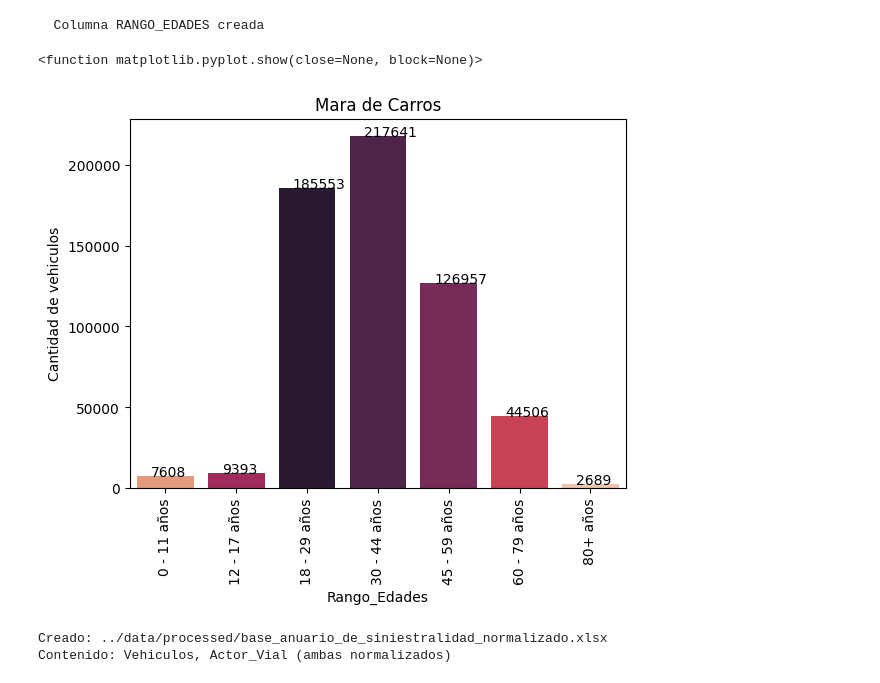
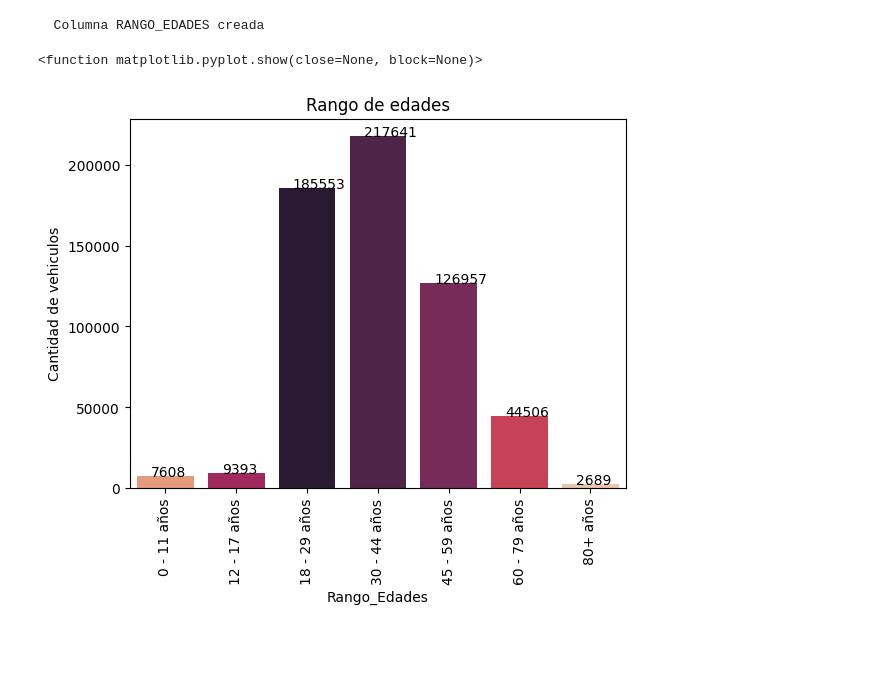
Before and after one commit to ElfenCamii/traffic-accidents-bogota_project_bootcamp, a Jupyter notebook: notebooks/04_normalizacion_unificacion_datos.ipynb, the cells around one changed output. Saved outputs shown, nothing was run; the diff lists cells and outputs as text; code cells hidden in the pictures; blank space fills up the shorter version.

```diff
--- a/notebooks/04_normalizacion_unificacion_datos.ipynb
+++ b/notebooks/04_normalizacion_unificacion_datos.ipynb
@@ -436,29 +436,26 @@ print("  Columna RANGO_EDADES creada")
 # %%
 orden = ['0 - 11 años', '12 - 17 años', '18 - 29 años', '30 - 44 años', '45 - 59 años','60 - 79 años','80+ años']
 plt.Figure(figsize=(10,5))
 ax = sns.countplot(x='Rango_Edades', data=df_actor_vial_limpio, hue='Rango_Edades', palette='rocket', order=orden)
-plt.title('Mara de Carros')
+plt.title('Rango de edades')
 plt.ylabel('Cantidad de vehiculos')
 plt.xticks(rotation=90)
 for p in ax.patches:
     ax.annotate(int(p.get_height()), (p.get_x() + (p.get_width()/4), p.get_height()+2))
 plt.show
 # %% [output]
 <function matplotlib.pyplot.show(close=None, block=None)>
-[figure, old version]
+[figure, new version]
 # %%
-# ##
-# Crear nuevo documento SOLO con las 2 hojas normalizadas
-# ##
+# # ##
+# # Crear nuevo documento SOLO con las 2 hojas normalizadas
+# # ##
 
-ruta_nuevo_excel = "../data/processed/base_anuario_de_siniestralidad_normalizado.xlsx"
+# ruta_nuevo_excel = "../data/processed/base_anuario_de_siniestralidad_normalizado.xlsx"
 
-with pd.ExcelWriter(ruta_nuevo_excel, engine='openpyxl') as writer:
-    df_vehiculos_limpio.to_excel(writer, sheet_name='Vehiculos', index=False)
-    df_actor_vial_limpio.to_excel(writer, sheet_name='Actor_Vial', index=False)
+# with pd.ExcelWriter(ruta_nuevo_excel, engine='openpyxl') as writer:
+#     df_vehiculos_limpio.to_excel(writer, sheet_name='Vehiculos', index=False)
+#     df_actor_vial_limpio.to_excel(writer, sheet_name='Actor_Vial', index=False)
 
-print(f"Creado: {ruta_nuevo_excel}")
-print("Contenido: Vehiculos, Actor_Vial (ambas normalizados)")
+# print(f"Creado: {ruta_nuevo_excel}")
+# print("Contenido: Vehiculos, Actor_Vial (ambas normalizados)")
-# %% [output]
-Creado: ../data/processed/base_anuario_de_siniestralidad_normalizado.xlsx
-Contenido: Vehiculos, Actor_Vial (ambas normalizados)
```
Also changed, not shown: parts of 2 cells of this notebook, 1 other file.
